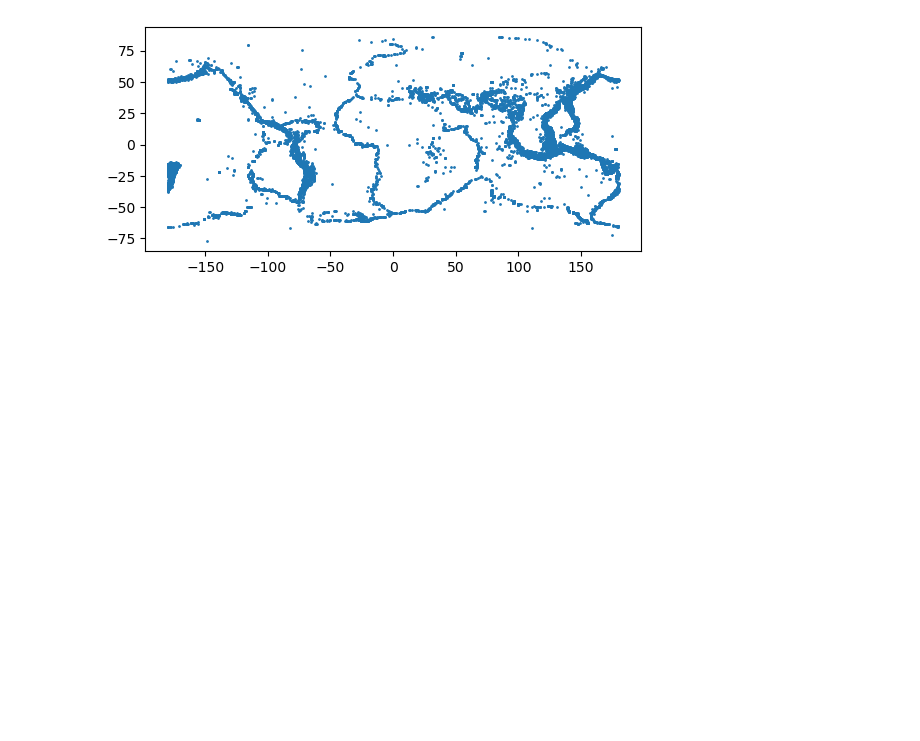
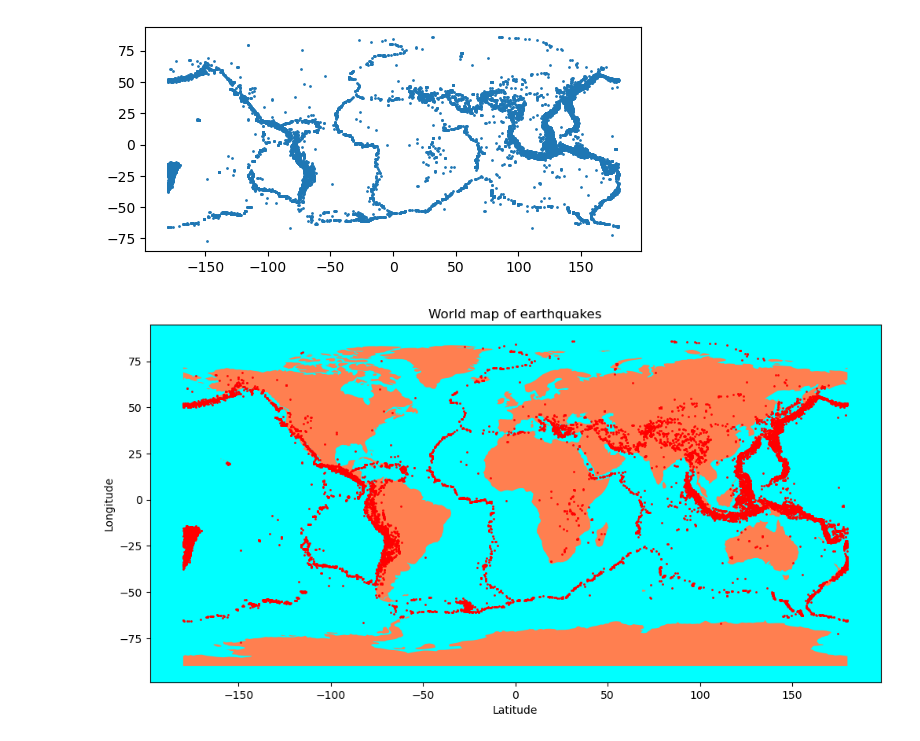
Before and after one commit to mstoychev/Data-Science-SoftwareUniversity, a Jupyter notebook: 5. Working with Spatial Data and Network Analysis/1. Class Notes/Class Notes Working with Spatial Data.ipynb, the cells around one changed output. Cells and saved outputs as stored; diff of their text form; code cells hidden in the pictures; blank space fills up the shorter version.

```diff
--- a/5. Working with Spatial Data and Network Analysis/1. Class Notes/Class Notes Working with Spatial Data.ipynb
+++ b/5. Working with Spatial Data and Network Analysis/1. Class Notes/Class Notes Working with Spatial Data.ipynb
@@ -504,3 +510,15 @@ earthquake_data.plot(markersize = 1)
 # %% [output]
 <Axes: >
 [figure]
+# %%
+ax = land.plot(figsize = (12, 10), color="coral")
+ax.set_facecolor("aqua")
+
+earthquake_data.plot(ax= ax, c="r", markersize =1)
+
+plt.title("World map of earthquakes")
+plt.xlabel("Latitude")
+plt.ylabel("Longitude")
+plt.show()
+# %% [output]
+[figure, added]
```
Also changed, not shown: parts of 24 cells of this notebook.
